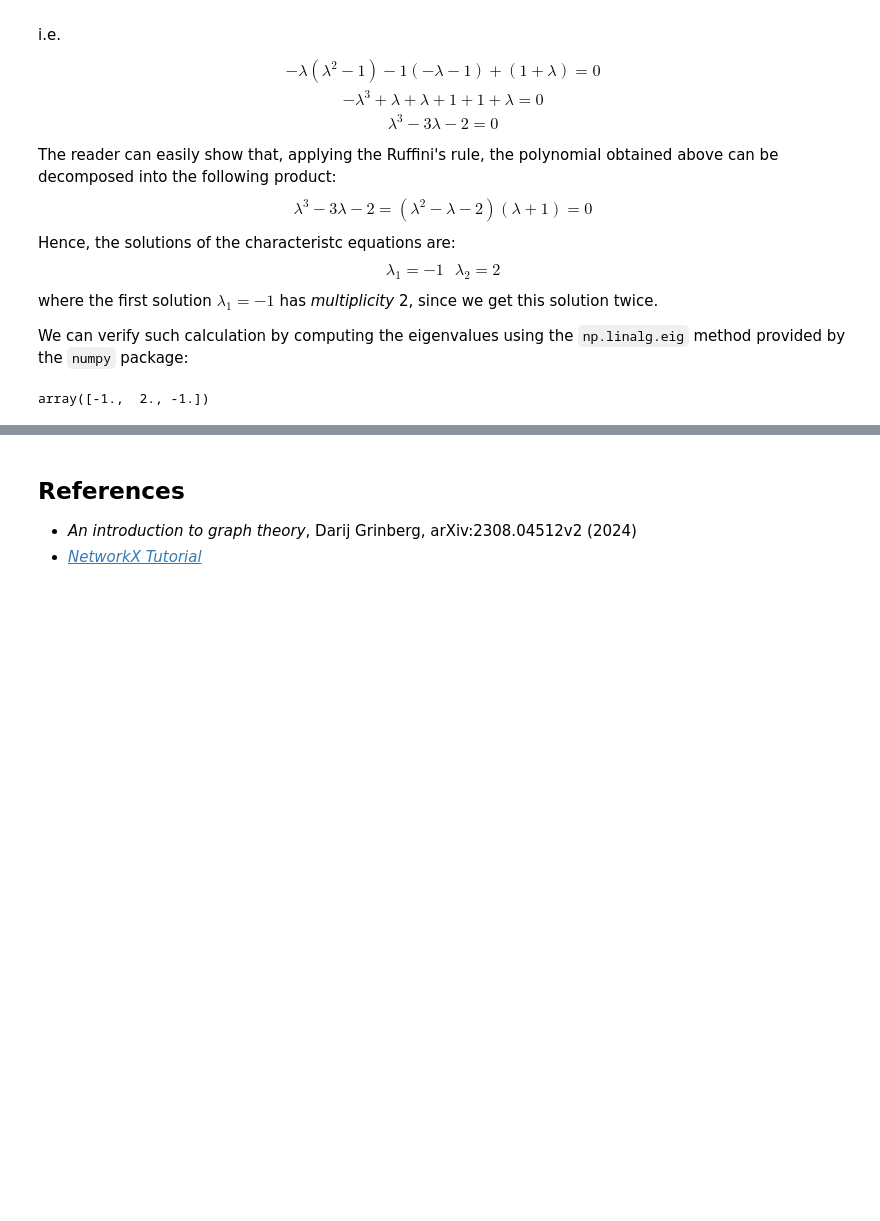
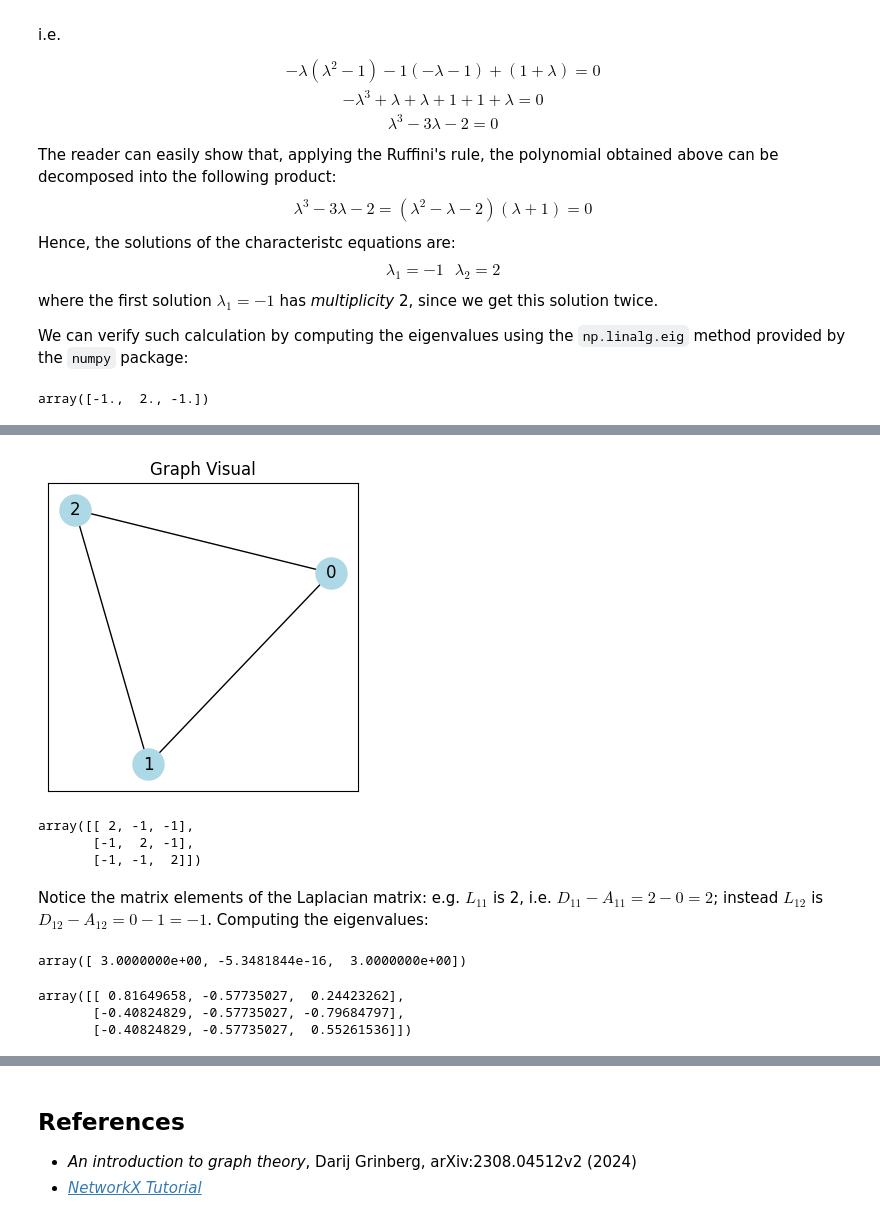
Before and after one commit to mirko-leccese/The-Machine-Learning-Project, a Jupyter notebook: graphs/graph-theory-networkx-2.ipynb, the cells around one changed output, grey strips where cells are left out. Saved outputs shown, nothing was run; the diff lists cells and outputs as text; code cells hidden in the pictures; blank space fills up the shorter version.

Commit message:
feat: laplacian spectrum

```diff
--- a/graphs/graph-theory-networkx-2.ipynb
+++ b/graphs/graph-theory-networkx-2.ipynb
@@ -1131,0 +1217,5 @@ The determinant of the first two matrix are identically zero, while the determin
+# %%
+k3 = nx.complete_graph(3)
+plot_simple_graph(k3, node_color="lightblue", node_size=500)
+# %% [output]
+[figure, added]
@@ -1131,0 +1225,19 @@ The determinant of the first two matrix are identically zero, while the determin
+# %%
+L_k3
+# %% [output]
+array([[ 2, -1, -1],
+       [-1,  2, -1],
+       [-1, -1,  2]])
+# %% [markdown]
+Notice the matrix elements of the Laplacian matrix: e.g. $L_{11}$ is 2, i.e. $D_{11} - A_{11} = 2 - 0 = 2$; instead $L_{12}$ is $D_{12}-A_{12} = 0 - 1 = -1$. Computing the eigenvalues:
+# %%
+L_k3_eigenvalues = np.linalg.eig(L_k3)
+L_k3_eigenvalues.eigenvalues
+# %% [output]
+array([ 3.0000000e+00, -5.3481844e-16,  3.0000000e+00])
+# %%
+L_k3_eigenvalues.eigenvectors
+# %% [output]
+array([[ 0.81649658, -0.57735027,  0.24423262],
+       [-0.40824829, -0.57735027, -0.79684797],
+       [-0.40824829, -0.57735027,  0.55261536]])
```
Also changed, not shown: parts of 32 cells of this notebook.
